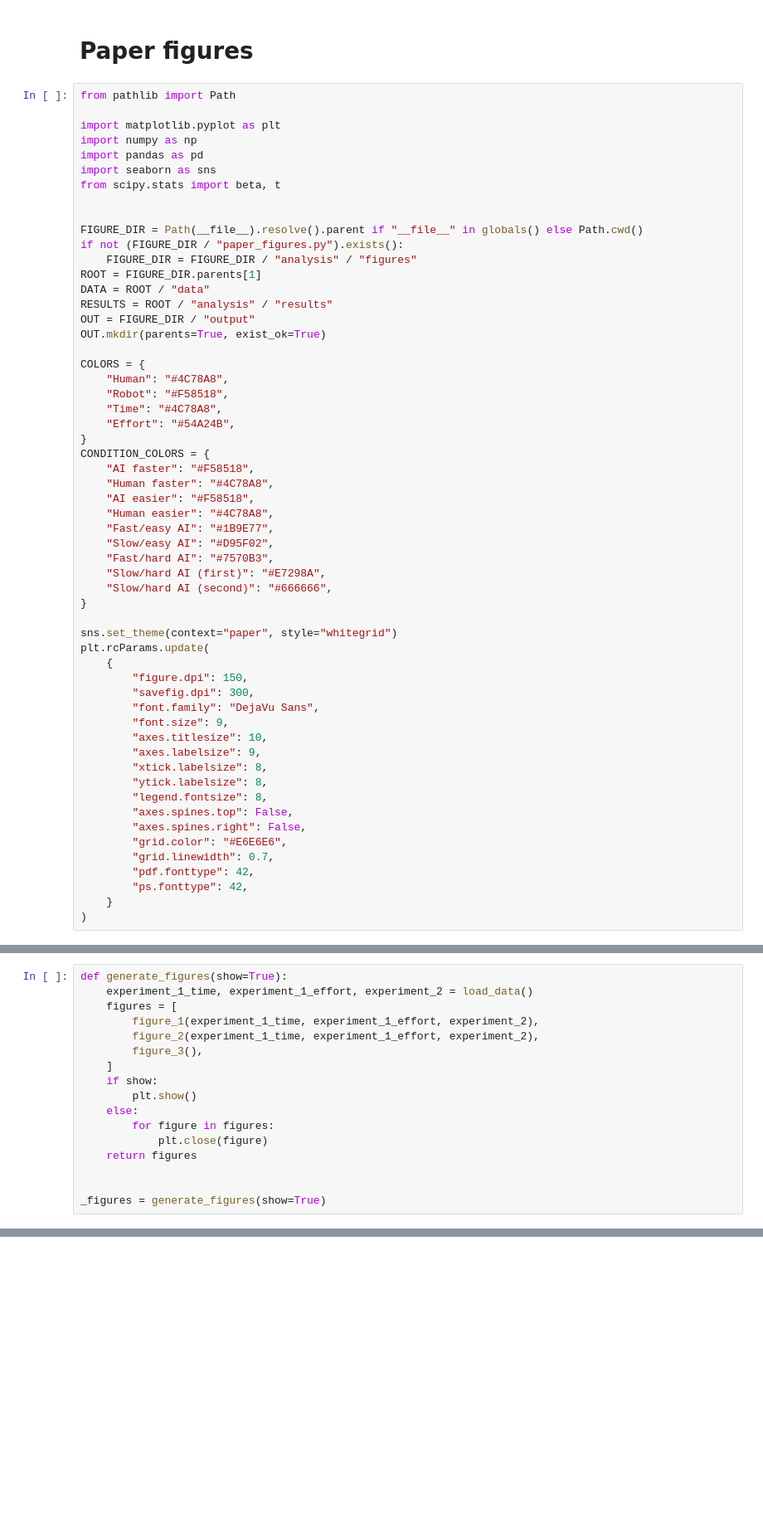
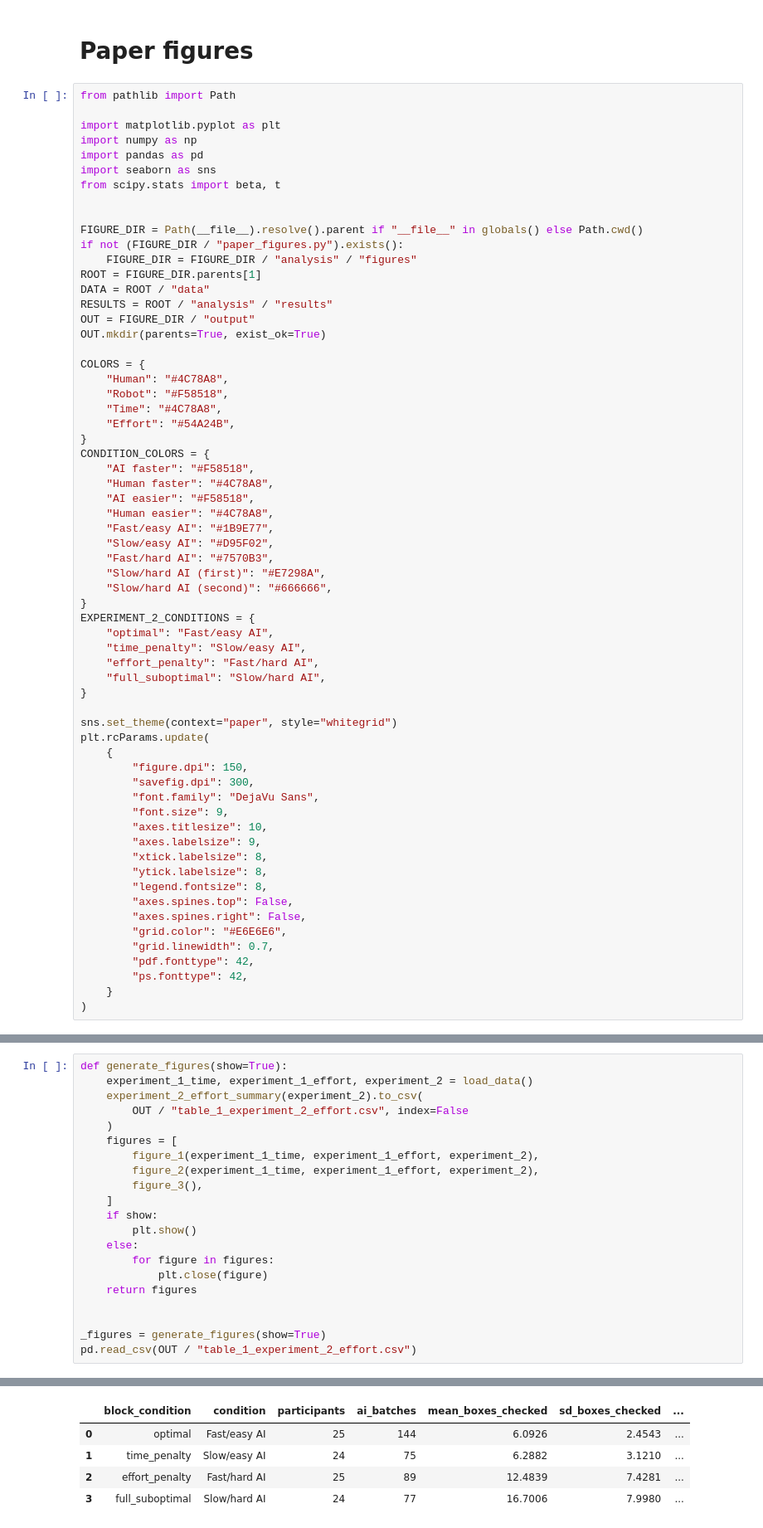
Before and after one commit to hinyzee/human-ai-delegation, a Jupyter notebook: analysis/figures/paper_figures.ipynb, the cells around one changed output, grey strips where cells are left out. Shown at 83% size. Saved outputs shown, nothing was run; the diff lists cells and outputs as text; blank space fills up the shorter version.

```diff
--- a/analysis/figures/paper_figures.ipynb
+++ b/analysis/figures/paper_figures.ipynb
@@ -36,6 +36,12 @@ CONDITION_COLORS = {
     "Slow/hard AI (first)": "#E7298A",
     "Slow/hard AI (second)": "#666666",
 }
+EXPERIMENT_2_CONDITIONS = {
+    "optimal": "Fast/easy AI",
+    "time_penalty": "Slow/easy AI",
+    "effort_penalty": "Fast/hard AI",
+    "full_suboptimal": "Slow/hard AI",
+}
 
 sns.set_theme(context="paper", style="whitegrid")
 plt.rcParams.update(
@@ -460,21 +508,30 @@ def figure_3():
 # %%
 def generate_figures(show=True):
     experiment_1_time, experiment_1_effort, experiment_2 = load_data()
+    experiment_2_effort_summary(experiment_2).to_csv(
+        OUT / "table_1_experiment_2_effort.csv", index=False
+    )
     figures = [
         figure_1(experiment_1_time, experiment_1_effort, experiment_2),
         figure_2(experiment_1_time, experiment_1_effort, experiment_2),
         figure_3(),
     ]
     if show:
         plt.show()
     else:
         for figure in figures:
             plt.close(figure)
     return figures
 
 
 _figures = generate_figures(show=True)
+pd.read_csv(OUT / "table_1_experiment_2_effort.csv")
 # %% [output]
 [figure]
 [figure]
 [figure]
+|  | block_condition | condition | participants | ai_batches | mean_boxes_checked | sd_boxes_checked | ... |
+| 0 | optimal | Fast/easy AI | 25 | 144 | 6.0926 | 2.4543 | ... |
+| 1 | time_penalty | Slow/easy AI | 24 | 75 | 6.2882 | 3.1210 | ... |
+| 2 | effort_penalty | Fast/hard AI | 25 | 89 | 12.4839 | 7.4281 | ... |
+| 3 | full_suboptimal | Slow/hard AI | 24 | 77 | 16.7006 | 7.9980 | ... |
```
Also changed, not shown: parts of 1 cell of this notebook, 7 other files.
